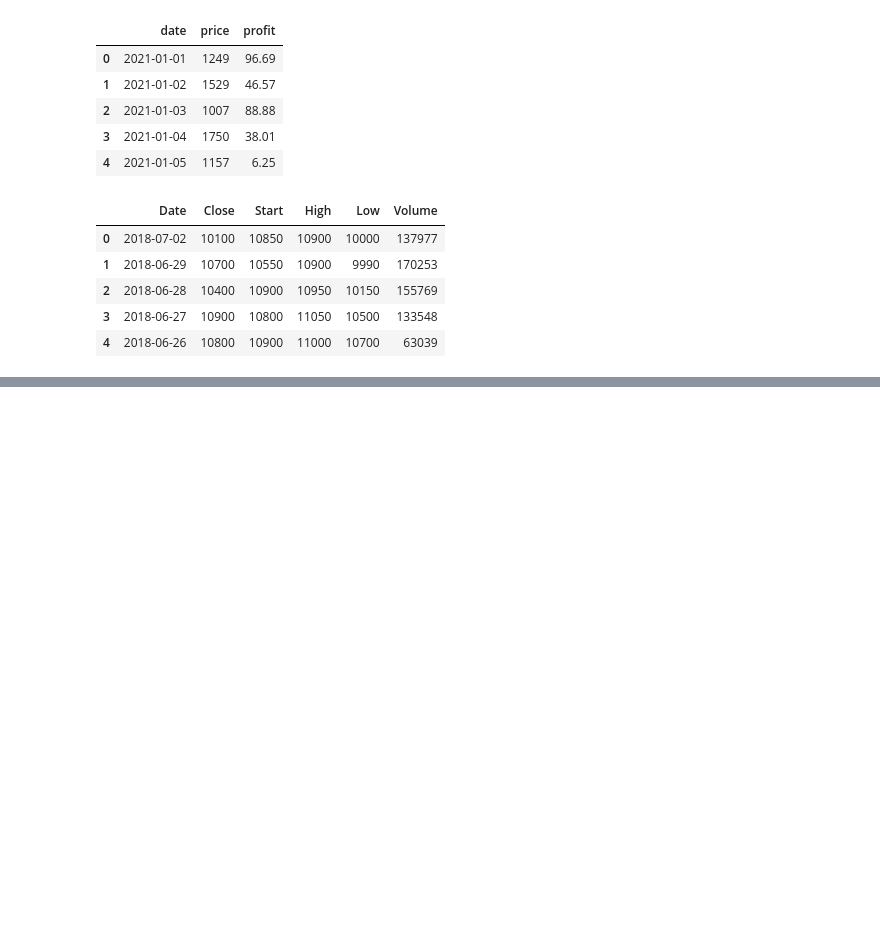
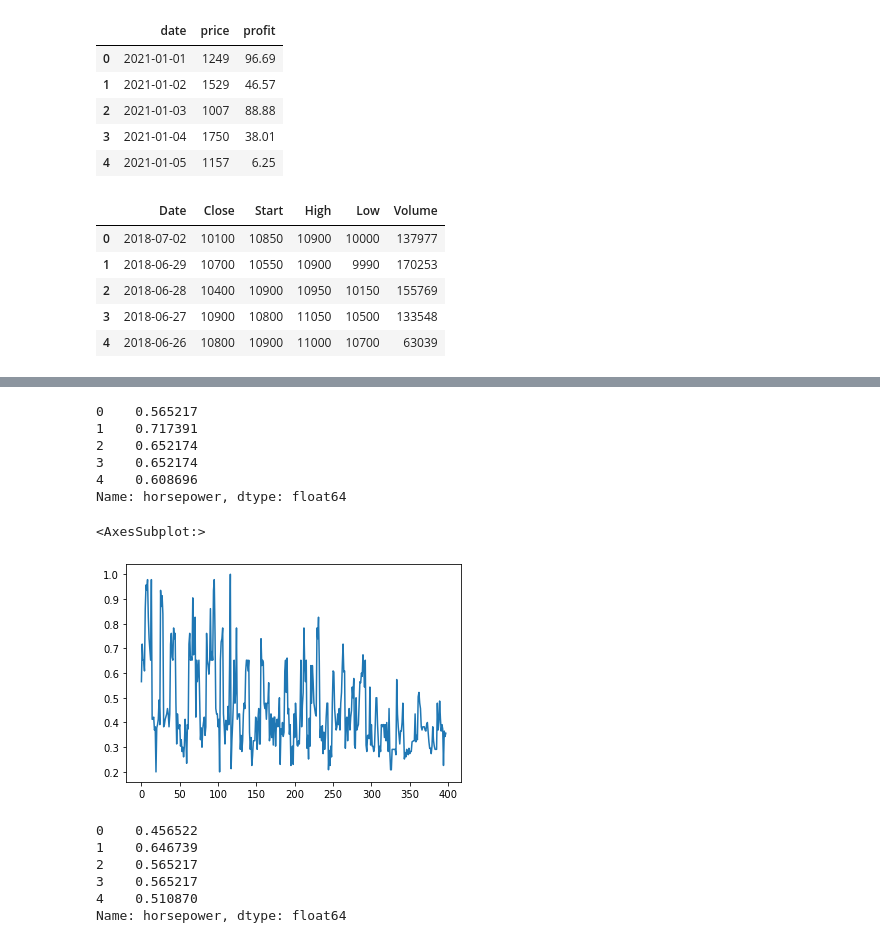
Before and after one commit to bnv20/kdt5, a Jupyter notebook: m2_분석라이브러리활용/pandas/pandas_응용.ipynb, the cells around one changed output, grey strips where cells are left out. Drawn from its saved outputs; the diff is of its cells as text; code cells hidden in the pictures; blank space fills up the shorter version.

```diff
--- a/m2_분석라이브러리활용/pandas/pandas_응용.ipynb
+++ b/m2_분석라이브러리활용/pandas/pandas_응용.ipynb
@@ -965,0 +1110,6 @@ memory usage: 28.1+ KB
+# %%
+import csv
+import pickle
+df1.to_pickle('./dataset/auto_df.pkl') # 저장
+df1 = pd.read_pickle('./dataset/auto_df.pkl') # 불러오기
+df1.head()
@@ -965,0 +1144,17 @@ memory usage: 28.1+ KB
+# %%
+df_max = df1.horsepower.max()
+df_max
+df_div = df1.horsepower/abs(df_max)
+df_div.head()
+# %% [output]
+0    0.565217
+1    0.717391
+2    0.652174
+3    0.652174
+4    0.608696
+Name: horsepower, dtype: float64
+# %%
+df_div.plot()
+# %% [output]
+<AxesSubplot:>
+[figure, added]
@@ -965,0 +1163,12 @@ memory usage: 28.1+ KB
+# %%
+a=min(df1.horsepower)
+b=max(df1.horsepower)
+df1.horsepower=df1.horsepower.apply(lambda x:(x-a)/(b-a))
+df1.horsepower.head()
+# %% [output]
+0    0.456522
+1    0.646739
+2    0.565217
+3    0.565217
+4    0.510870
+Name: horsepower, dtype: float64
```
Also changed, not shown: parts of 50 cells of this notebook.
